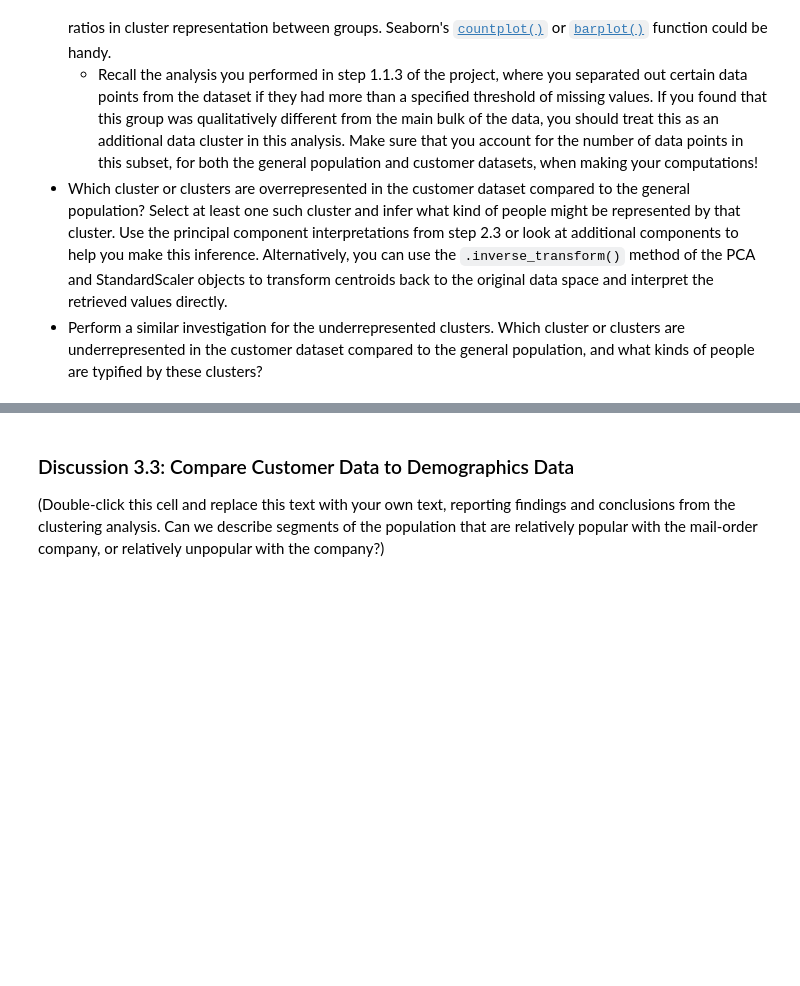
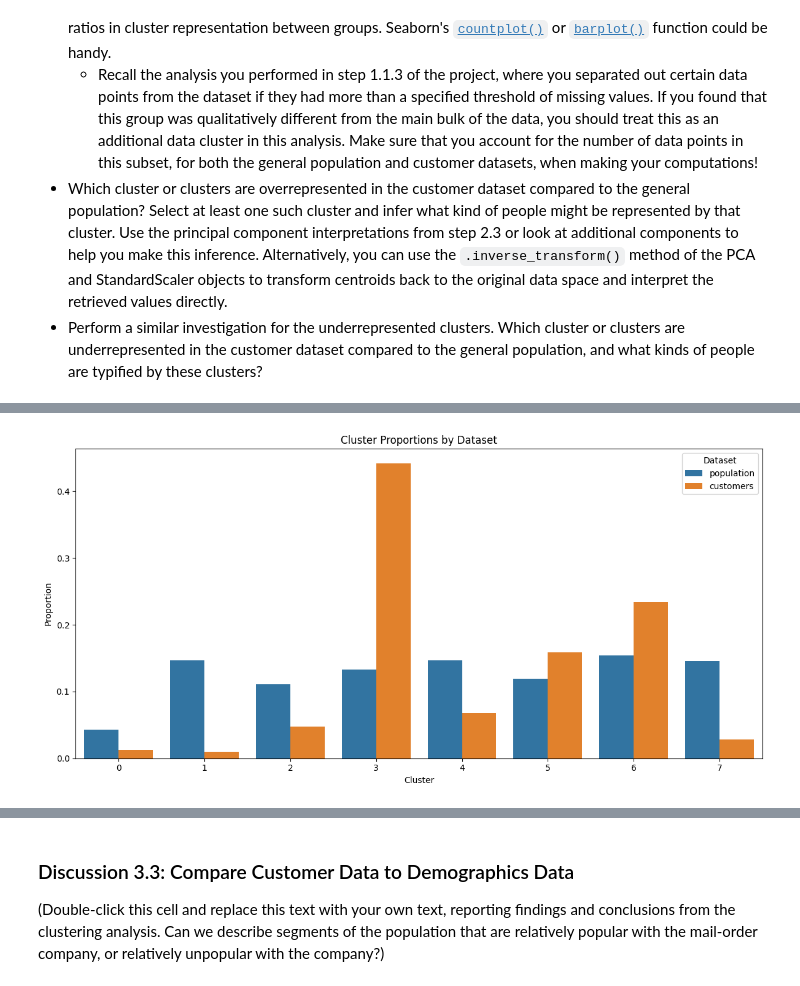
Before and after one commit to Caprikey/WGU_D499_P2_DCook, a Jupyter notebook: notebooks/Identify_Customer_Segments_dcook.ipynb, the cells around one changed output, grey strips where cells are left out. Cells and saved outputs as stored; diff of their text form; code cells hidden in the pictures; blank space fills up the shorter version.

```diff
--- a/notebooks/Identify_Customer_Segments_dcook.ipynb
+++ b/notebooks/Identify_Customer_Segments_dcook.ipynb
@@ -1794,0 +2658,6 @@ cluster
+# %%
+from WGU_D499_P2_DCook.plots import plot_cluster_proportions
+
+plot_cluster_proportions(cluster_comparision_dataframe)
+# %% [output]
+[figure, added]
```
Also changed, not shown: parts of 93 cells of this notebook, 27 other files.
